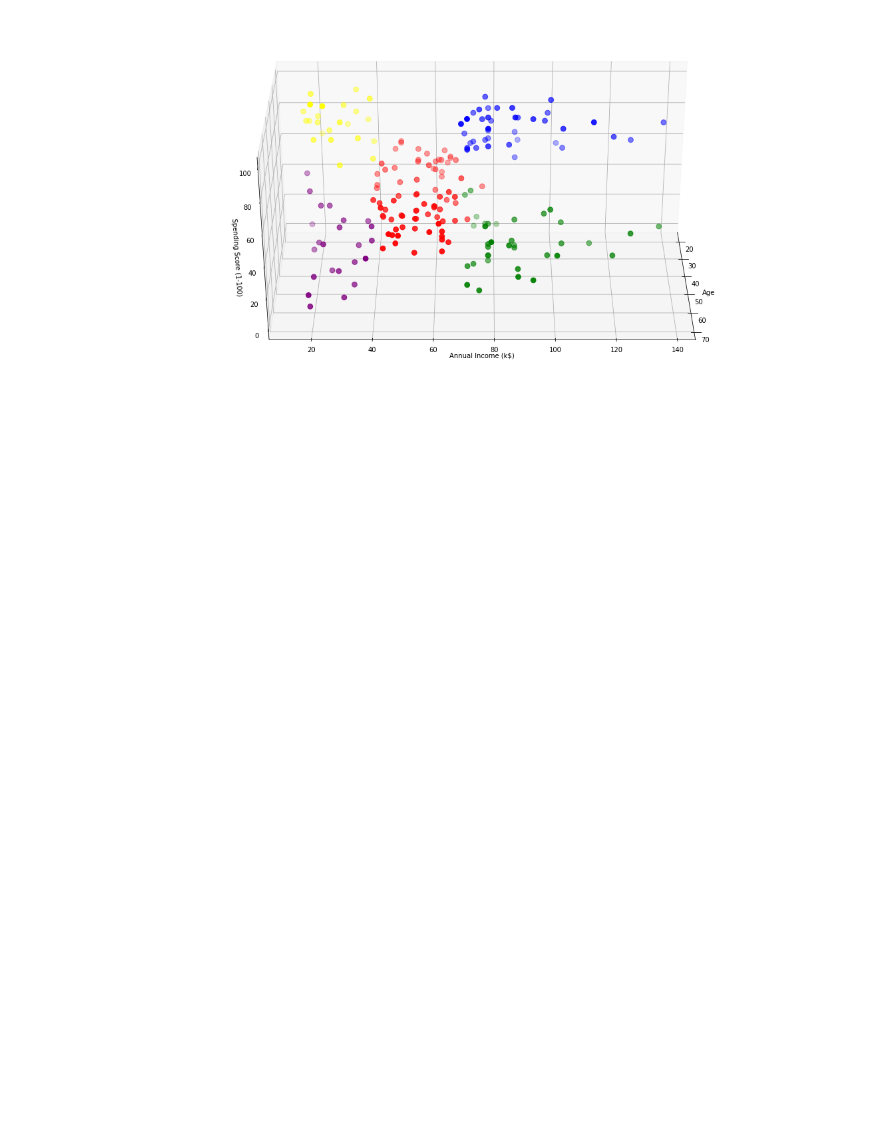
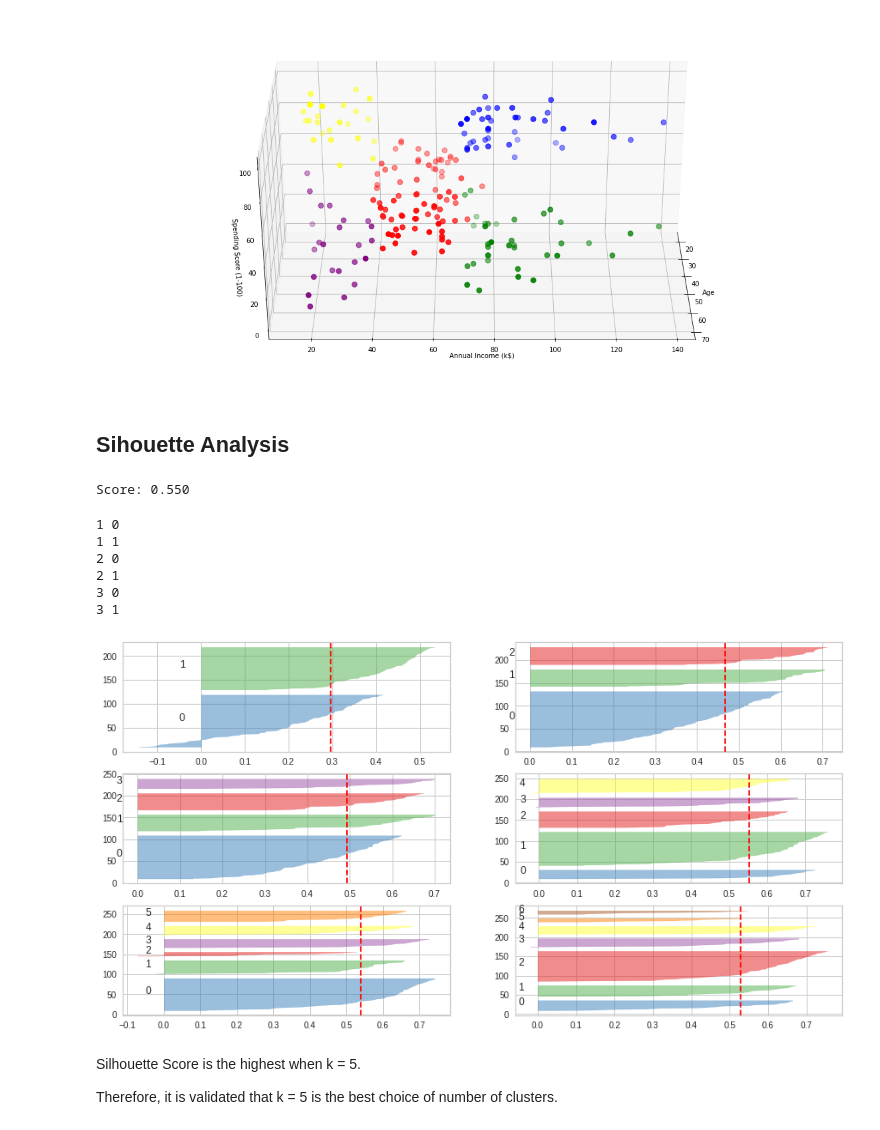
Before and after one commit to guangyitan/Udemy-Unsupervised-Machine-Learning-with-2-Capstone-ML-Projects, a Jupyter notebook: Implementing_Kmeans_on_Mall_Dataset.ipynb, the cells around one changed output. Cells and saved outputs as stored; diff of their text form; code cells hidden in the pictures; blank space fills up the shorter version.

```diff
--- a/Implementing_Kmeans_on_Mall_Dataset.ipynb
+++ b/Implementing_Kmeans_on_Mall_Dataset.ipynb
@@ -167,3 +167,38 @@ ax.set_zlabel('Spending Score (1-100)')
 plt.show()
 # %% [output]
 [figure]
+# %% [markdown]
+## Sihouette Analysis
+# %%
+from sklearn.metrics import silhouette_score
+
+# calculate score
+score = silhouette_score(X, km.labels_, metric='euclidean')
+
+print("Score: %.3f" % score)
+# %% [output]
+Score: 0.550
+# %%
+from yellowbrick.cluster import SilhouetteVisualizer
+
+fig, ax = plt.subplots(3, 2, figsize = (15,8))
+for i in np.arange(2,8):
+  km = KMeans(n_clusters = i, init="k-means++", n_init = 10, max_iter = 100, random_state = 42)
+  # divmod(x, y) returns (x/y, x%y)
+  q, mod = divmod(i,2)
+  print(q, mod)
+
+  visualizer = SilhouetteVisualizer(km, colors = 'yellowbrick', ax = ax[q-1][mod])
+  visualizer.fit(X)
+# %% [output]
+1 0
+1 1
+2 0
+2 1
+3 0
+3 1
+[figure, added]
+# %% [markdown]
+Silhouette Score is the highest when k = 5.
+
+Therefore, it is validated that k = 5 is the best choice of number of clusters.
```
